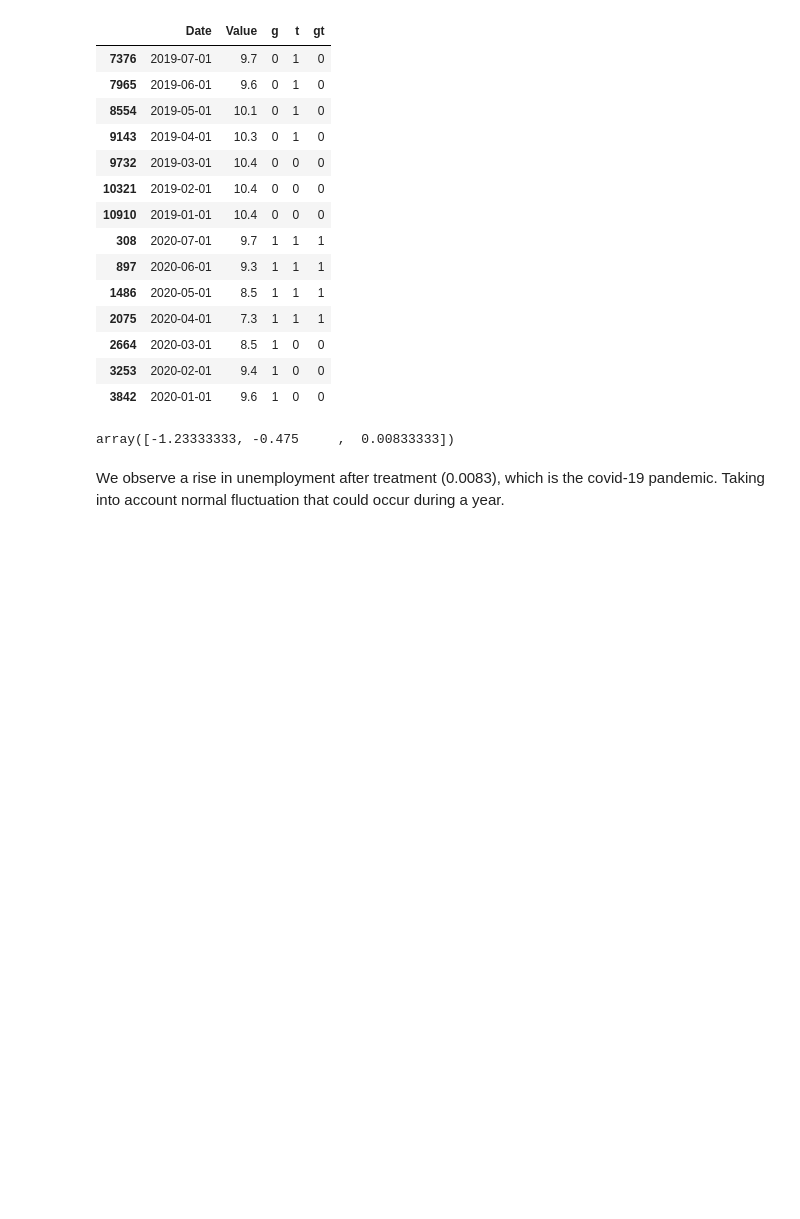
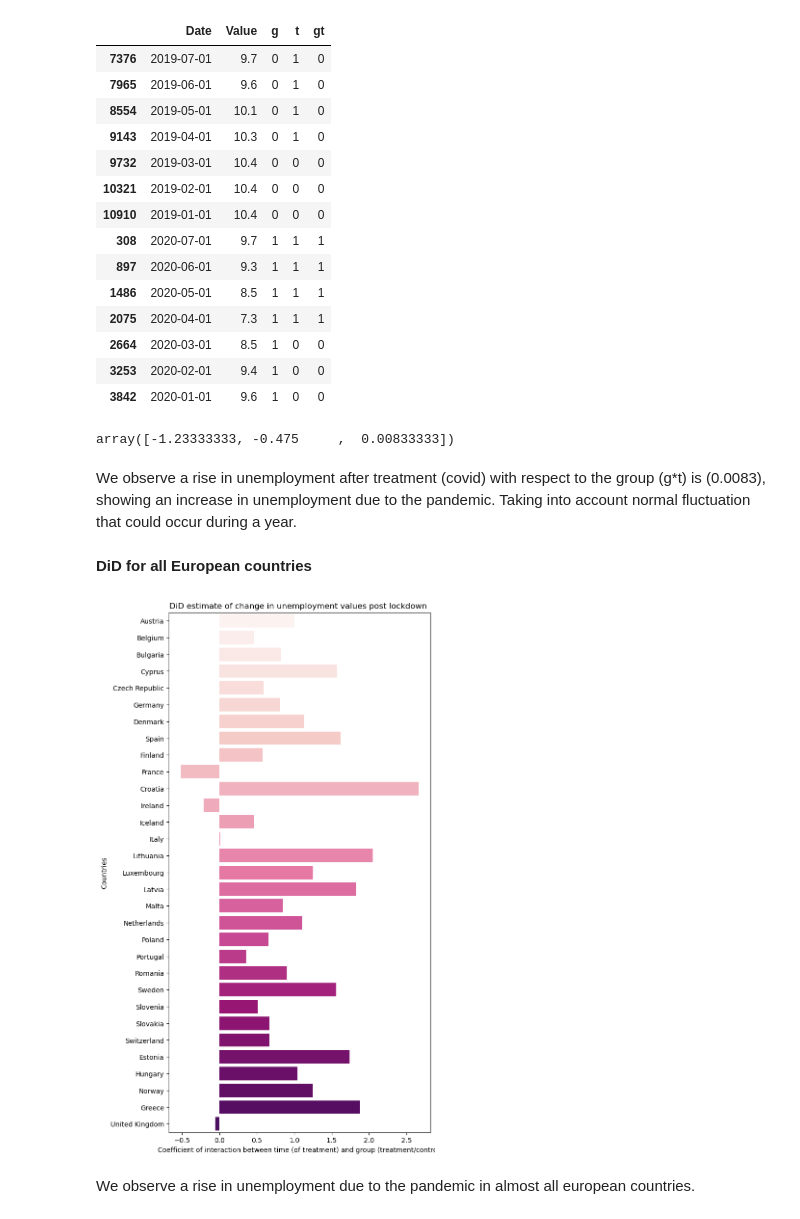
Before and after one commit to epfl-ada/ada-2023-project-bobeast, a Jupyter notebook: Task 4.ipynb, the cells around one changed output. Cells and saved outputs as stored; diff of their text form; code cells hidden in the pictures; blank space fills up the shorter version.

Commit message:
Generalisation for EU countries (DiD)

```diff
--- a/Task 4.ipynb
+++ b/Task 4.ipynb
@@ -175,32 +175,6 @@ plt.show()
 dftd=process_eu_unemployment(dfeu,countries,1)
 # %%
 df_italy = dftd[dftd['Country']=='Italy']
-
-def split_group(df, startct, endct, starttr, endtr, datetrct, datetrtr):
-    #split control and treatment
-    df_ct = df[df['Date'] <= endct]
-    df_ct = df_ct[df_ct['Date'] >= startct]
-    df_t = df[df['Date'] <= endtr]
-    df_t = df_t[df_t['Date'] >= starttr]
-    #add group and treatment columns
-    df_ct['g'] = 0
-    df_t['g'] = 1
-    df_ct['t'] = (df['Date'] >= datetrct).astype(int)
-    df_t['t'] = (df['Date'] >= datetrtr).astype(int)
-    dff = pd.concat([df_ct, df_t])
-    #interaction between group and treatment
-    dff['gt'] = dff['g']*dff['t']
-
-    #keep only percentage values and work on total age and sex
-
-    dff = dff[dff['unit']=='PC_ACT']
-    dff = dff[dff['age']=='TOTAL']
-    dff = dff[dff['sex']=='T']
-
-    #keep only relevant columns
-    dff = dff[['Date','Value','g','t','gt']]
-    return dff
-
 df_italy_m = split_group(df_italy, '2019-01-01', '2019-07-01', '2020-01-01', '2020-07-01', '2019-03-09', '2020-03-09')
 df_italy_m
 # %% [output]
@@ -230,4 +203,27 @@ lr.coef_
 # %% [output]
 array([-1.23333333, -0.475     ,  0.00833333])
 # %% [markdown]
-We observe a rise in unemployment after treatment (0.0083), which is the covid-19 pandemic. Taking into account normal fluctuation that could occur during a year.
+We observe a rise in unemployment after treatment (covid) with respect to the group (g*t) is (0.0083), showing an increase in unemployment due to the pandemic. Taking into account normal fluctuation that could occur during a year.
+# %% [markdown]
+**DiD for all European countries**
+# %%
+values = []
+dftd=dftd[~(dftd['Country'].isin(['United States','Japan','Turkey']))]
+for country in dftd['Country'].unique():
+    dfcountry = dftd[dftd['Country']==country]
+    dfcountry = split_group(dfcountry, '2019-01-01', '2019-07-01', '2020-01-01', '2020-07-01', '2019-03-09', '2020-03-09')
+    lr = LinearRegression()
+    X = dfcountry[['g', 't', 'gt']]
+    y = dfcountry.Value
+    lr.fit(X, y)
+    values.append(lr.coef_[2])
+plt.figure(figsize=(7,14))
+sns.barplot(y=dftd['Country'].unique(),x=values,palette='RdPu')
+plt.ylabel('Countries')
+plt.xlabel('Coefficient of interaction between time (of treatment) and group (treatment/control)')
+plt.title('DiD estimate of change in unemployment values post lockdown ')
+plt.show()
+# %% [output]
+[figure, added]
+# %% [markdown]
+We observe a rise in unemployment due to the pandemic in almost all european countries.
```
Also changed, not shown: parts of 2 cells of this notebook, 1 other file.
